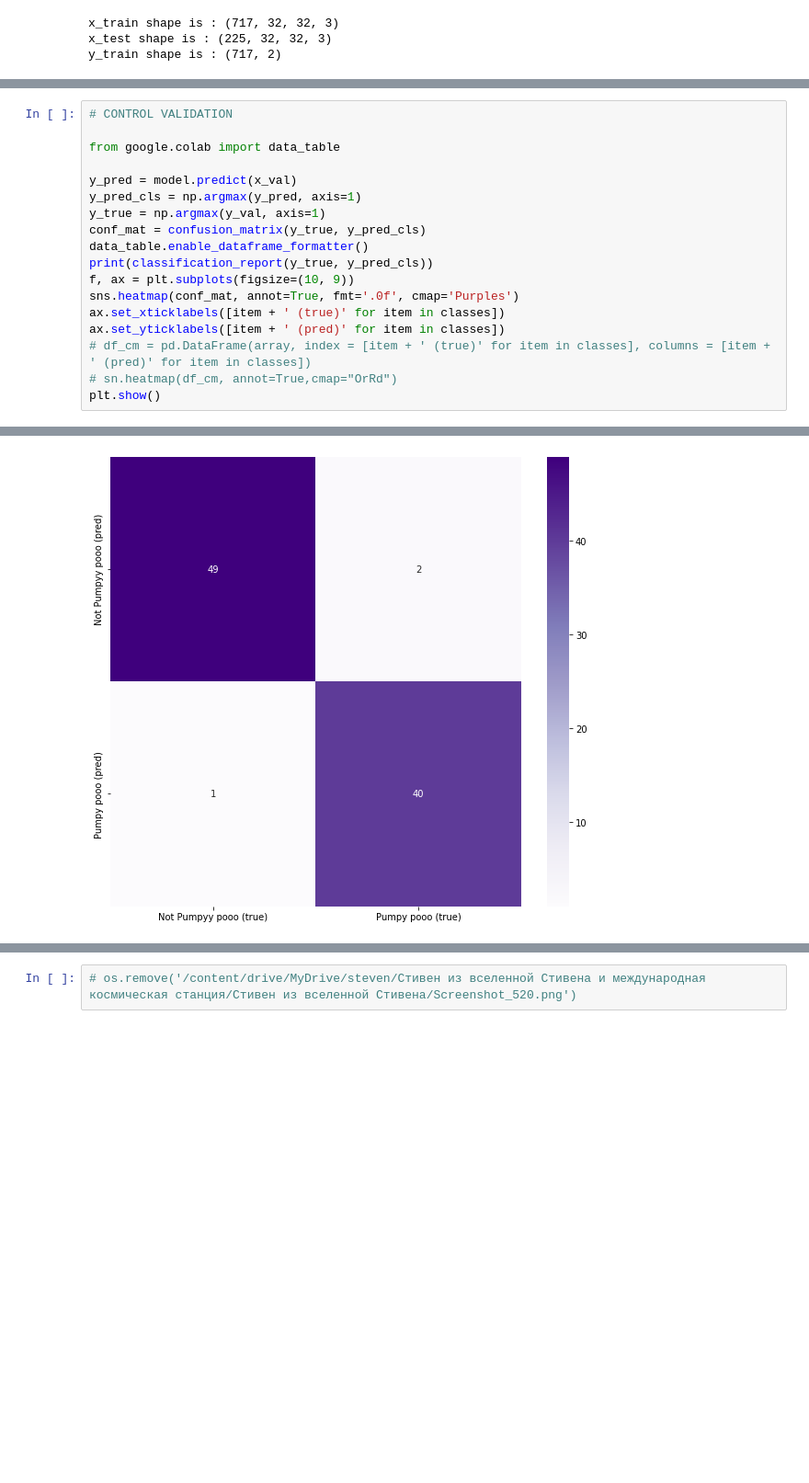
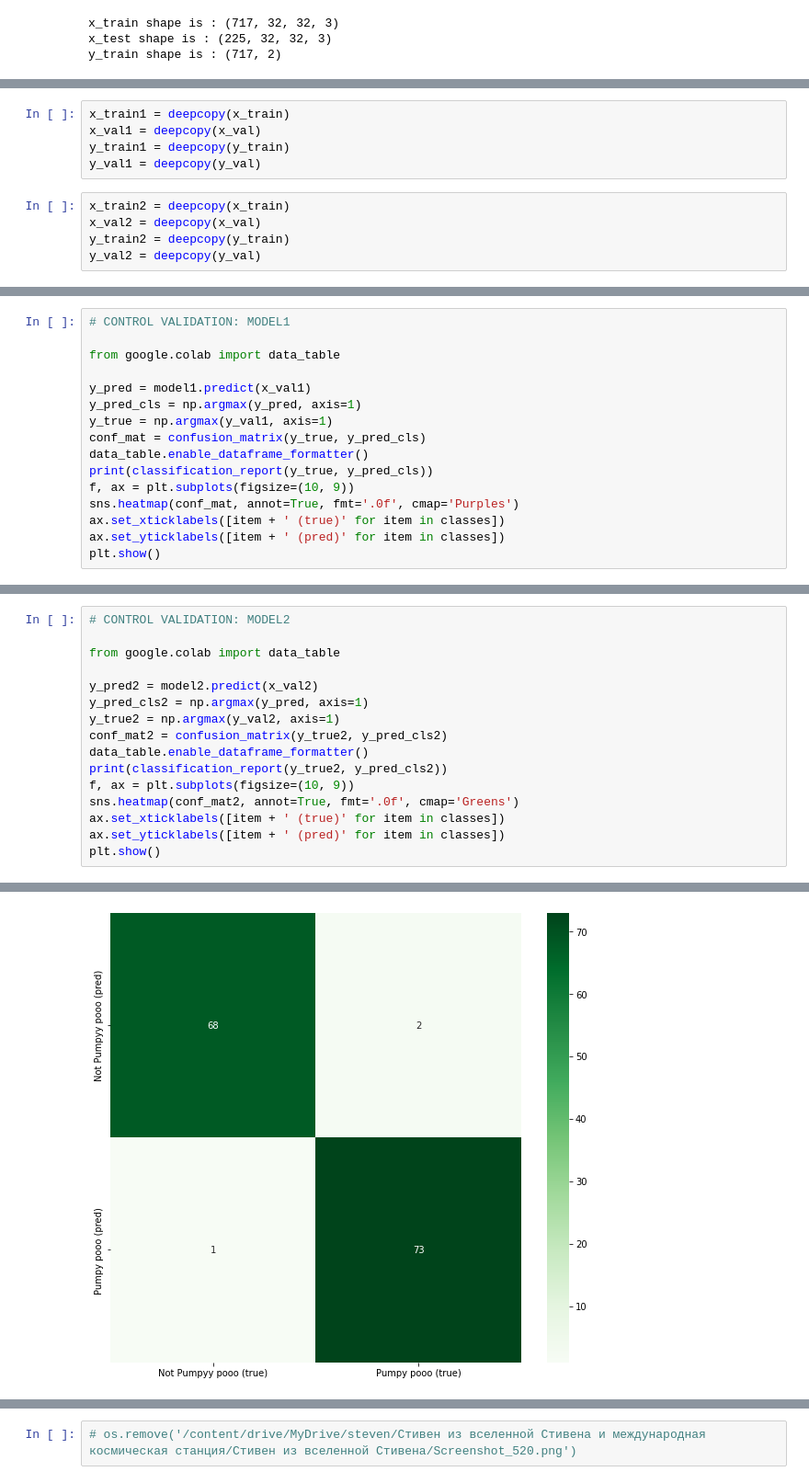
Before and after one commit to Lidiia-Afanasieva/ISSvsSteven, a Jupyter notebook: ISSvsSteven.ipynb, the cells around one changed output, grey strips where cells are left out. Shown at 92% size. Drawn from its saved outputs; the diff is of its cells as text; blank space fills up the shorter version.

```diff
--- a/ISSvsSteven.ipynb
+++ b/ISSvsSteven.ipynb
@@ -249,0 +253,10 @@ y_train shape is : (717, 2)
+# %%
+x_train1 = deepcopy(x_train)
+x_val1 = deepcopy(x_val)
+y_train1 = deepcopy(y_train)
+y_val1 = deepcopy(y_val)
+# %%
+x_train2 = deepcopy(x_train)
+x_val2 = deepcopy(x_val)
+y_train2 = deepcopy(y_train)
+y_val2 = deepcopy(y_val)
@@ -310,0 +462,16 @@ Epoch 10/10
+# %%
+# CONTROL VALIDATION: MODEL1
+
+from google.colab import data_table
+
+y_pred = model1.predict(x_val1)
+y_pred_cls = np.argmax(y_pred, axis=1)
+y_true = np.argmax(y_val1, axis=1)
+conf_mat = confusion_matrix(y_true, y_pred_cls)
+data_table.enable_dataframe_formatter()
+print(classification_report(y_true, y_pred_cls))
+f, ax = plt.subplots(figsize=(10, 9))
+sns.heatmap(conf_mat, annot=True, fmt='.0f', cmap='Purples')
+ax.set_xticklabels([item + ' (true)' for item in classes])
+ax.set_yticklabels([item + ' (pred)' for item in classes])
+plt.show()
@@ -354,20 +580,18 @@ history = model.fit(datagen.flow(x_train, y_train, batch_size=batch_size), epoch
 # %%
-# CONTROL VALIDATION
+# CONTROL VALIDATION: MODEL2
 
 from google.colab import data_table
 
-y_pred = model.predict(x_val)
-y_pred_cls = np.argmax(y_pred, axis=1)
-y_true = np.argmax(y_val, axis=1)
-conf_mat = confusion_matrix(y_true, y_pred_cls)
+y_pred2 = model2.predict(x_val2)
+y_pred_cls2 = np.argmax(y_pred, axis=1)
+y_true2 = np.argmax(y_val2, axis=1)
+conf_mat2 = confusion_matrix(y_true2, y_pred_cls2)
 data_table.enable_dataframe_formatter()
-print(classification_report(y_true, y_pred_cls))
+print(classification_report(y_true2, y_pred_cls2))
 f, ax = plt.subplots(figsize=(10, 9))
-sns.heatmap(conf_mat, annot=True, fmt='.0f', cmap='Purples')
+sns.heatmap(conf_mat2, annot=True, fmt='.0f', cmap='Greens')
 ax.set_xticklabels([item + ' (true)' for item in classes])
 ax.set_yticklabels([item + ' (pred)' for item in classes])
-# df_cm = pd.DataFrame(array, index = [item + ' (true)' for item in classes], columns = [item + ' (pred)' for item in classes])
-# sn.heatmap(df_cm, annot=True,cmap="OrRd")
 plt.show()
 # %% [output]
 |:----------------|------------:|---------:|-----------:|----------:|
@@ -377,2 +601,2 @@ plt.show()
-[figure, old version]
+[figure, new version]
 # %%
```
Also changed, not shown: parts of 37 cells of this notebook.
